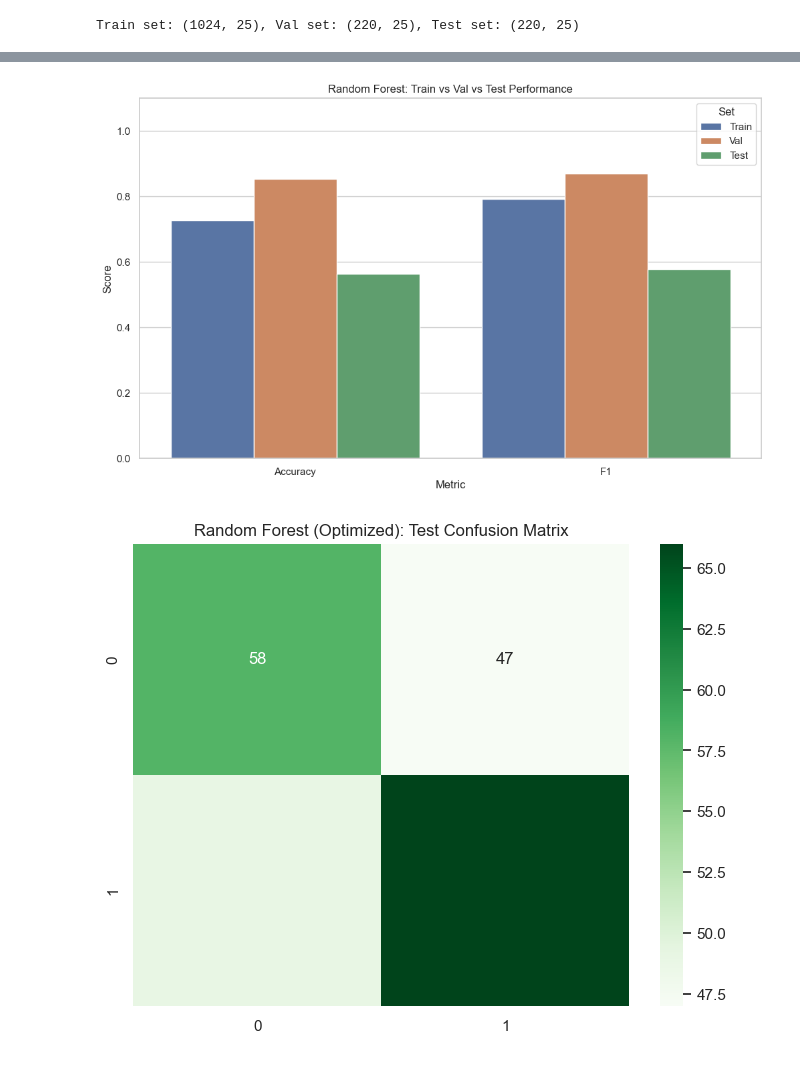
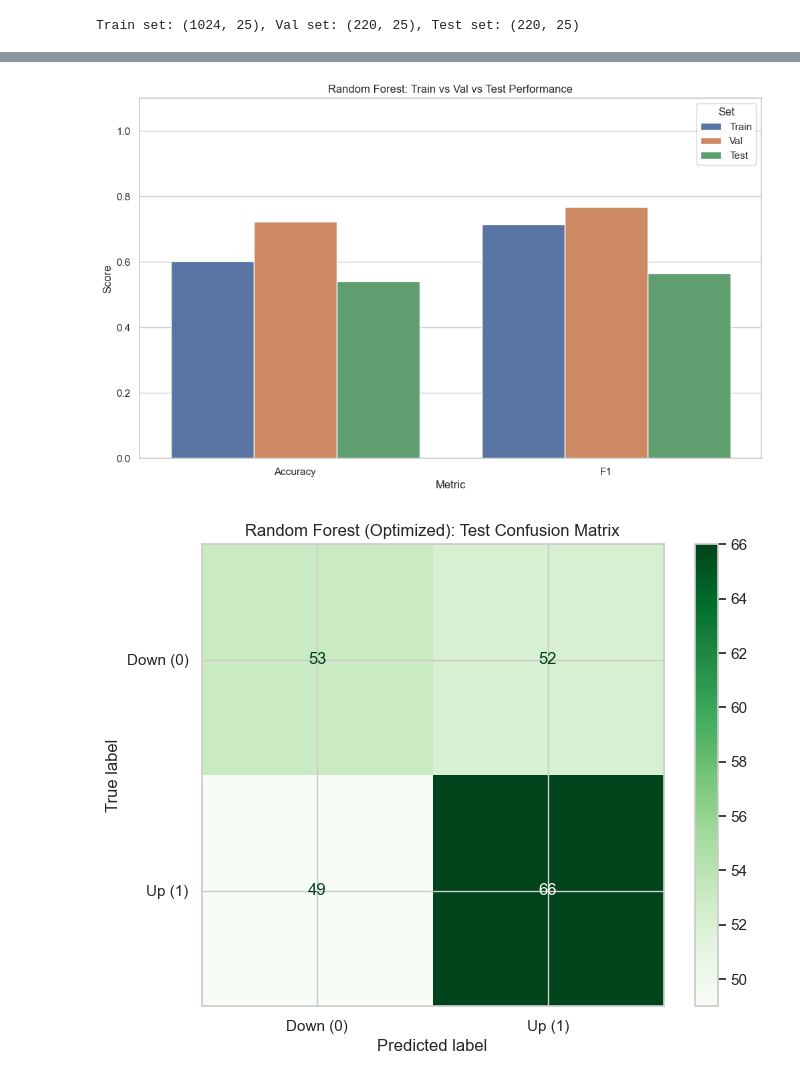
Before and after one commit to 2026-1st/Team_1, a Jupyter notebook: notebooks/random_forest_lab.ipynb, the cells around one changed output, grey strips where cells are left out. Saved outputs shown, nothing was run; the diff lists cells and outputs as text; code cells hidden in the pictures.

```diff
--- a/notebooks/random_forest_lab.ipynb
+++ b/notebooks/random_forest_lab.ipynb
@@ -60,11 +60,12 @@ y_combined = pd.concat([y_train, y_val])
 # 그리드 조정: 과적합 방지를 위해 max_depth 제한 및 min_samples_leaf 확장
 param_grid = {
     'n_estimators': [100, 200, 300],
-    'max_depth': [5, 10, 15],
-    'min_samples_split': [5, 10, 20],
-    'min_samples_leaf': [2, 4, 8],
+    'max_depth': [3, 5, 7],
+    'min_samples_split': [10, 20, 40],
+    'min_samples_leaf': [5, 10, 20],
     'max_features': ['sqrt', 'log2'],
-    'class_weight': ['balanced', 'balanced_subsample', None]
+    'max_samples': [0.7, 0.8, None],
+    'class_weight': ['balanced', None]
 }
 
 # GridSearchCV 수행 (F1-score 기준)
@@ -160,26 +161,27 @@ print(f"최종 결과 ({tree_range[-1]} trees) - Train: {train_accs[-1]:.4f}, Va
 # %%
 # 4. 결과 시각화
 
 # Accuracy & F1 비교 차트
 melted_results = results.melt(id_vars='Set', value_vars=['Accuracy', 'F1'], var_name='Metric', value_name='Score')
 sns.barplot(data=melted_results, x='Metric', y='Score', hue='Set')
 plt.title("Random Forest: Train vs Val vs Test Performance")
 plt.ylim(0, 1.1)
 plt.show()
 
 # 혼동 행렬
 y_pred = best_model.predict(X_test)
 cm = confusion_matrix(y_test, y_pred)
-plt.figure(figsize=(8, 6))
-sns.heatmap(cm, annot=True, fmt='d', cmap='Greens')
+fig, ax = plt.subplots(figsize=(8, 6))
+disp = ConfusionMatrixDisplay(confusion_matrix=cm, display_labels=['Down (0)', 'Up (1)'])
+disp.plot(ax=ax, cmap='Greens', values_format='d')
 plt.title('Random Forest (Optimized): Test Confusion Matrix')
 plt.show()
 
 # 변수 중요도
 importances = pd.Series(best_model.feature_importances_, index=features).sort_values(ascending=False).head(15)
 sns.barplot(x=importances.values, y=importances.index, palette='viridis')
 plt.title("Random Forest: Top 15 Feature Importances")
 plt.show()
 # %% [output]
-[figure, old version]
+[figure, new version]
-[figure, old version]
+[figure, new version]
```
Also changed, not shown: parts of 4 cells of this notebook, 26 other files.
